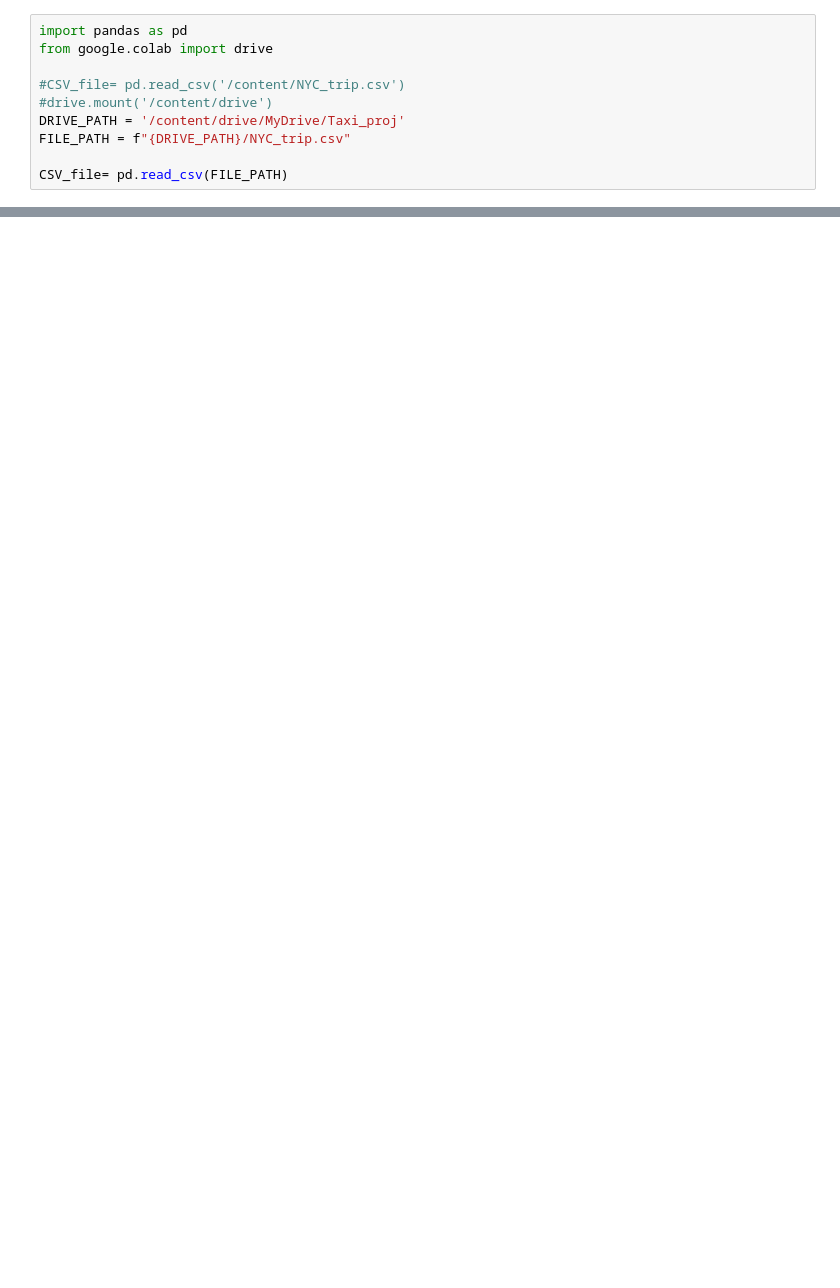
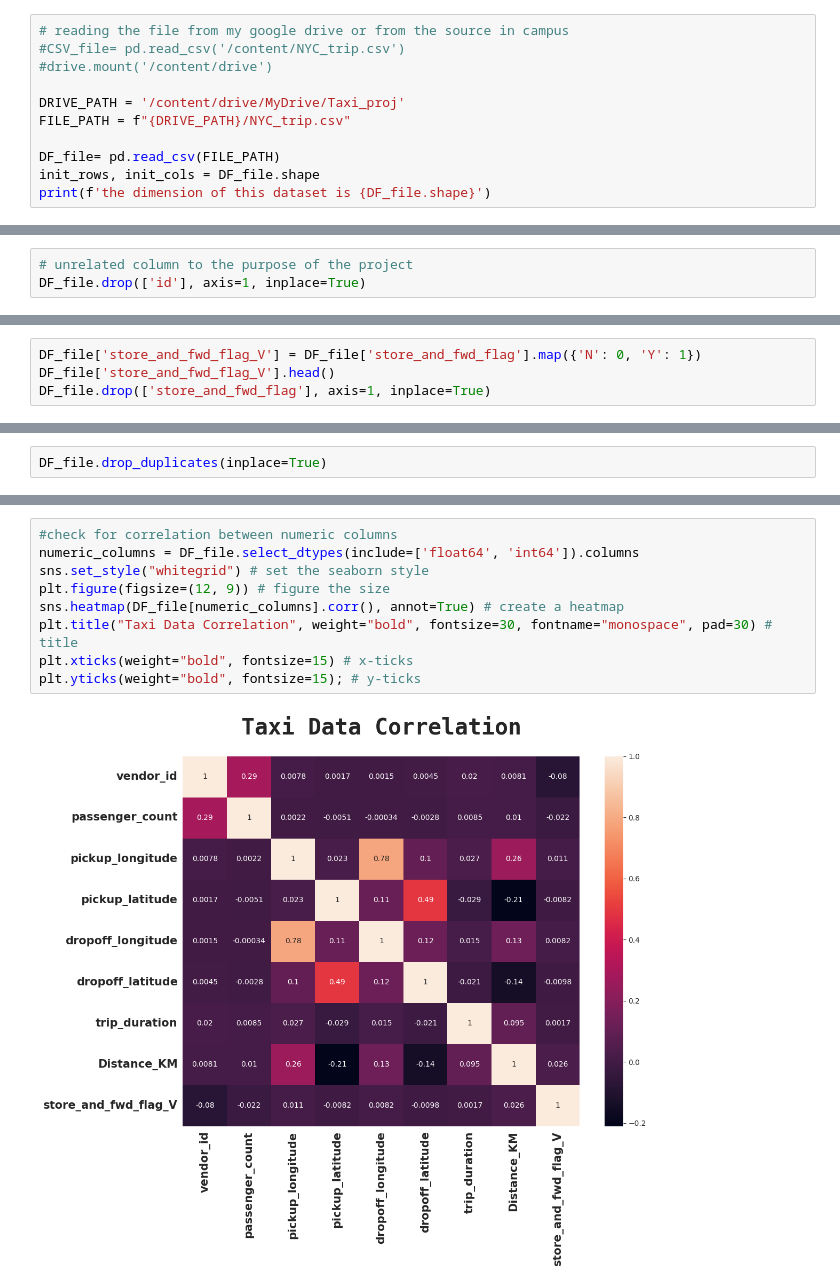
Before and after one commit to wasimshoman/NY_Taxi, a Jupyter notebook: Main.ipynb, the cells around one changed output, grey strips where cells are left out. Drawn from its saved outputs; the diff is of its cells as text; blank space fills up the shorter version.

```diff
--- a/Main.ipynb
+++ b/Main.ipynb
@@ -3,10 +18,11 @@
 # %%
-import pandas as pd
-from google.colab import drive
-
+# reading the file from my google drive or from the source in campus
 #CSV_file= pd.read_csv('/content/NYC_trip.csv')
 #drive.mount('/content/drive')
+
 DRIVE_PATH = '/content/drive/MyDrive/Taxi_proj'
 FILE_PATH = f"{DRIVE_PATH}/NYC_trip.csv"
 
-CSV_file= pd.read_csv(FILE_PATH)
+DF_file= pd.read_csv(FILE_PATH)
+init_rows, init_cols = DF_file.shape
+print(f'the dimension of this dataset is {DF_file.shape}')
@@ -21,0 +77,3 @@ CSC_file.head()
+# %%
+# unrelated column to the purpose of the project
+DF_file.drop(['id'], axis=1, inplace=True)
@@ -21,0 +203,4 @@ CSC_file.head()
+# %%
+DF_file['store_and_fwd_flag_V'] = DF_file['store_and_fwd_flag'].map({'N': 0, 'Y': 1})
+DF_file['store_and_fwd_flag_V'].head()
+DF_file.drop(['store_and_fwd_flag'], axis=1, inplace=True)
@@ -21,0 +214,2 @@ CSC_file.head()
+# %%
+DF_file.drop_duplicates(inplace=True)
@@ -21,0 +233,11 @@ CSC_file.head()
+# %%
+#check for correlation between numeric columns
+numeric_columns = DF_file.select_dtypes(include=['float64', 'int64']).columns
+sns.set_style("whitegrid") # set the seaborn style
+plt.figure(figsize=(12, 9)) # figure the size
+sns.heatmap(DF_file[numeric_columns].corr(), annot=True) # create a heatmap
+plt.title("Taxi Data Correlation", weight="bold", fontsize=30, fontname="monospace", pad=30) # title
+plt.xticks(weight="bold", fontsize=15) # x-ticks
+plt.yticks(weight="bold", fontsize=15); # y-ticks
+# %% [output]
+[figure, added]
```
Also changed, not shown: parts of 53 cells of this notebook.
